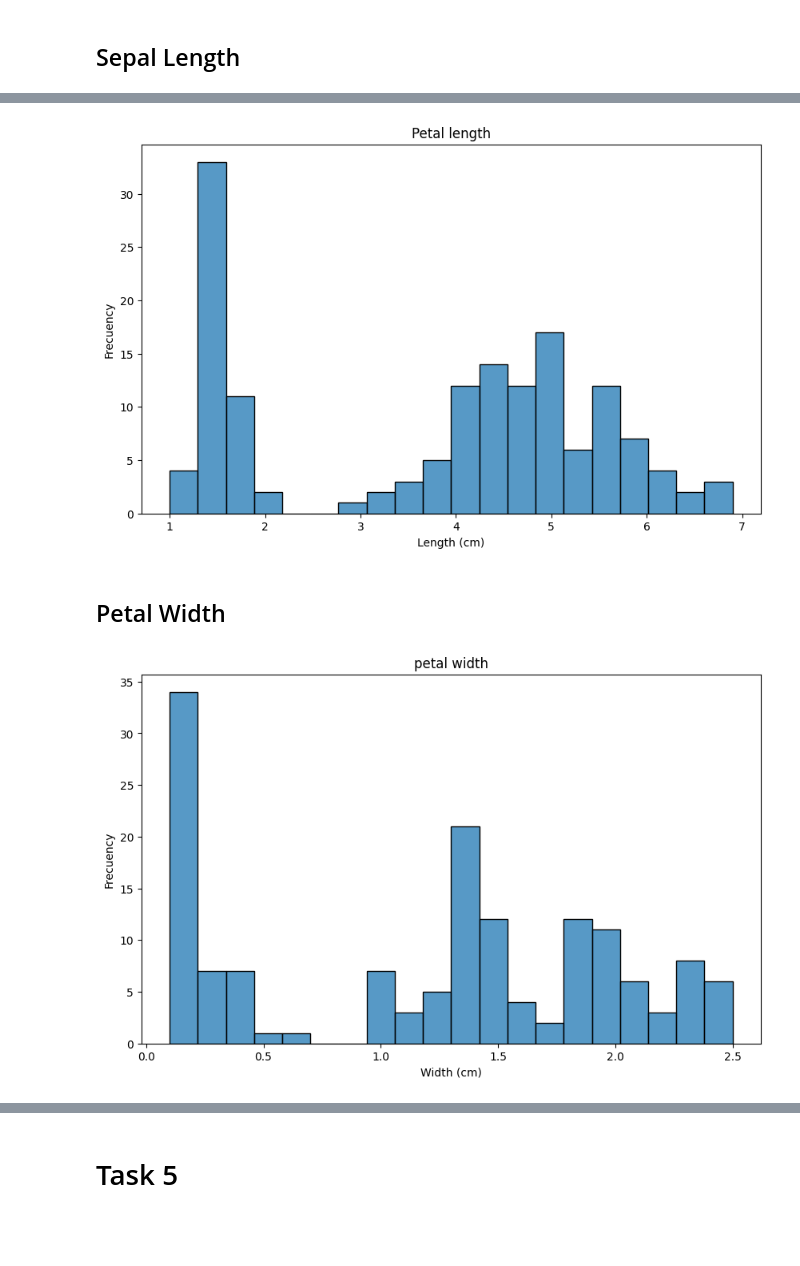
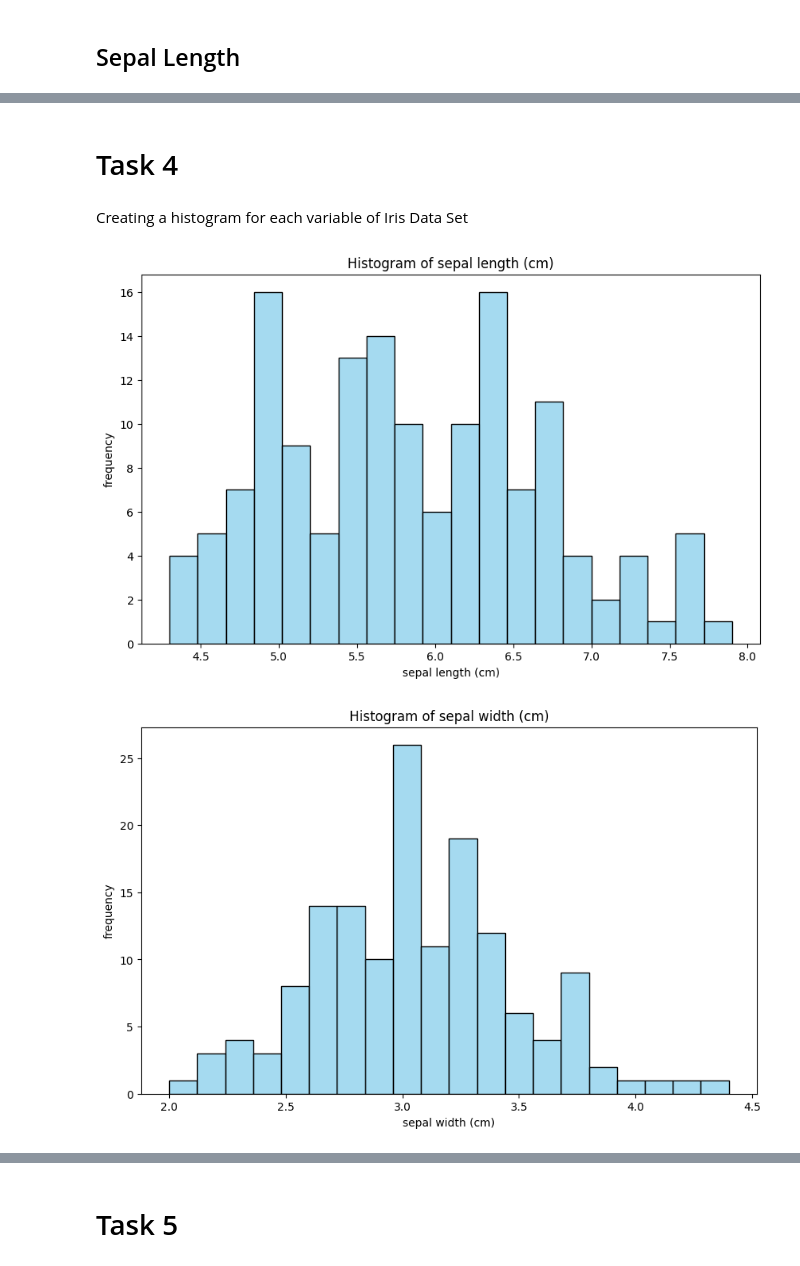
Before and after one commit to IgnacioRiboldi/principles_of_data_analytics, a Jupyter notebook: tasks.ipynb, the cells around one changed output, grey strips where cells are left out. Cells and saved outputs as stored; diff of their text form; code cells hidden in the pictures; blank space fills up the shorter version.

Commit message:
Improving task 4

```diff
--- a/tasks.ipynb
+++ b/tasks.ipynb
@@ -171,9 +157,0 @@ NameError: name 'data' is not defined
-# %%
-df = pd.DataFrame(data.data, columns=data.feature_names)
-
-plt.figure(figsize=(10, 6))
-sns.histplot(df['sepal width (cm)'], bins=20)
-plt.title('Sepal Width')
-plt.xlabel('Width (cm)')
-plt.ylabel('Frecuency')
-plt.show()
@@ -184,24 +158,22 @@ plt.show()
-# %%
-df = pd.DataFrame(data.data, columns=data.feature_names)
-
-plt.figure(figsize=(10, 6))
-sns.histplot(df['petal length (cm)'], bins=20)
-plt.title('Petal length')
-plt.xlabel('Length (cm)')
-plt.ylabel('Frecuency')
-plt.show()
-# %% [output]
-[figure, removed]
-# %% [markdown]
-## Petal Width
-# %%
-df = pd.DataFrame(data.data, columns=data.feature_names)
-
-plt.figure(figsize=(10, 6))
-sns.histplot(df['petal width (cm)'], bins=20)
-plt.title('petal width')
-plt.xlabel('Width (cm)')
-plt.ylabel('Frecuency')
-plt.show()
-# %% [output]
-[figure, removed]
+# %% [markdown]
+# Task 4
+# %% [markdown]
+Creating a histogram for each variable of Iris Data Set
+# %%
+import pandas as pd
+import seaborn as sns
+import matplotlib.pyplot as plt
+from sklearn import datasets
+data = datasets.load_iris()
+
+for i, feature in enumerate(df.columns):
+    plt.figure(figsize=(10, 6))
+    sns.histplot(df[feature], bins=20, color='skyblue') # Using "feature" to do the graphics with all the variables in the data set.
+    plt.title(f'Histogram of {feature}')
+    plt.xlabel(feature)
+    plt.ylabel('frequency')
+
+plt.show()
+# %% [output]
+[figure, added]
+[figure, added]
```
Also changed, not shown: parts of 5 cells of this notebook, 1 other file.
